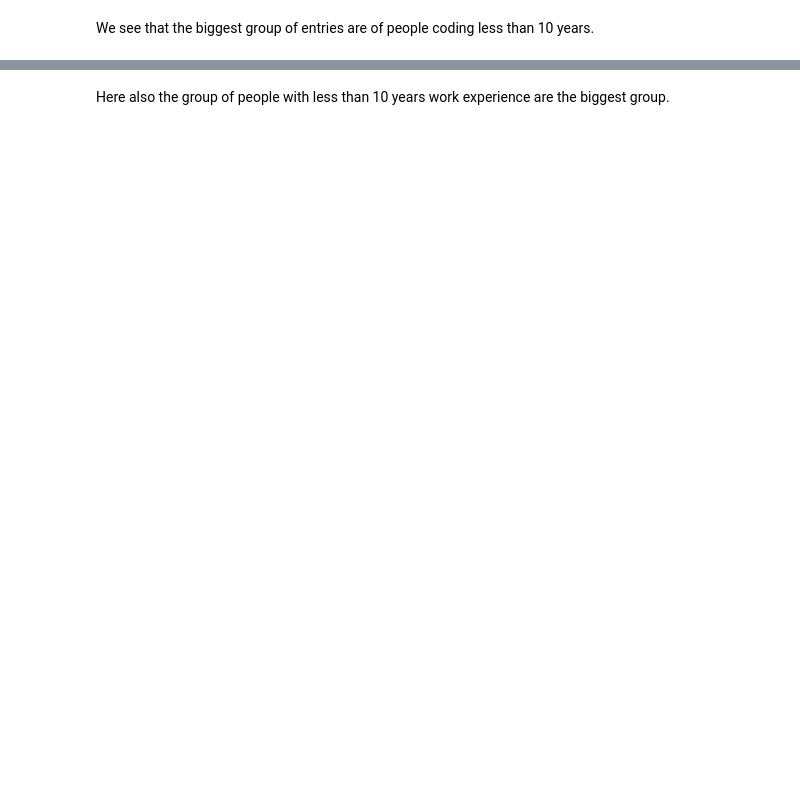
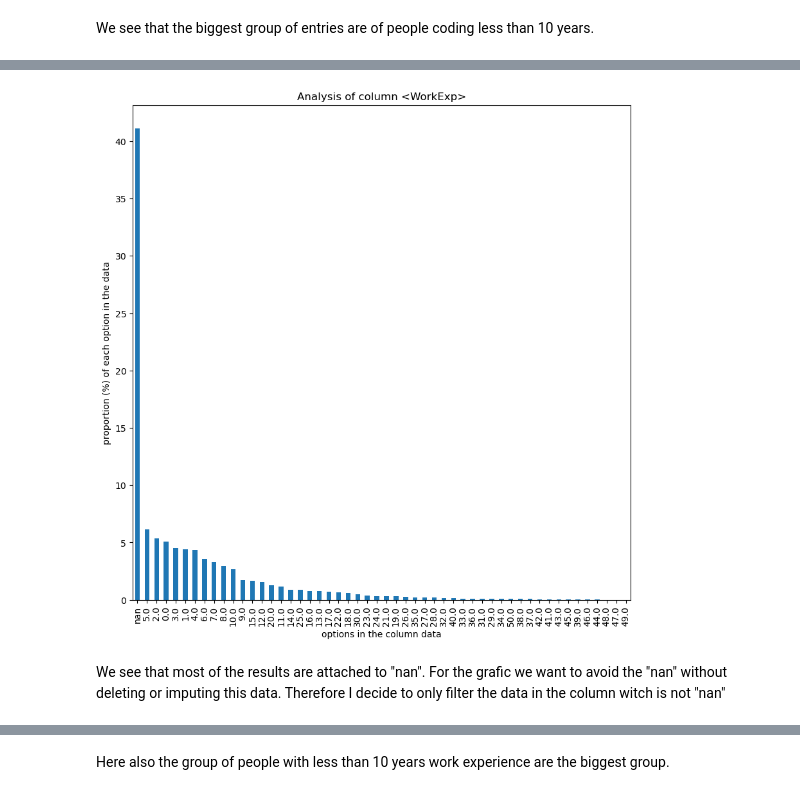
Before and after one commit to user235p/Survey, a Jupyter notebook: SW_recomentation_based_on_data.ipynb, the cells around one changed output, grey strips where cells are left out. Drawn from its saved outputs; the diff is of its cells as text; code cells hidden in the pictures; blank space fills up the shorter version.

Commit message:
Include questions with respective graphics at the end of the notebook.

```diff
--- a/SW_recomentation_based_on_data.ipynb
+++ b/SW_recomentation_based_on_data.ipynb
@@ -146,7 +185,7 @@ def generate_column_element_set (df, columns_of_interest):
         #print (set_dictionary)
     return (set_dictionary)
 # %%
-load = False # Indicates if we generate the dictionary from the data (it takes a lot of time), or we load it from a file where it was once generated.
+load = True # Indicates if we generate the dictionary from the data (it takes a lot of time), or we load it from a file where it was once generated.
 
 if (load == False):
     # generate the dictionary set
@@ -358,2 +411,5 @@ count_plot(df, selected_column, column_element_set_dictionary[selected_column],
 # %% [markdown]
 We see that the biggest group of entries are of people coding less than 10 years.
+# %%
+selected_column = 'WorkExp'
+df[selected_column].value_counts()
@@ -360,3 +429,11 @@ We see that the biggest group of entries are of people coding less than 10 years
+# %%
+count_plot(df, selected_column, column_element_set_dictionary[selected_column], size=10) #df_wihtoutnans = df[df[selected_column] != 'nan']
+# %% [output]
+[figure, added]
+# %% [markdown]
+We see that most of the results are attached to "nan".
+For the grafic we want to avoid the "nan" without deleting or imputing this data.
+Therefore I decide to only filter the data in the column witch is not "nan"
 # %%
 #columns_of_interest = ['MainBranch','Employment','YearsCode','WorkExp','DevType','OrgSize','LanguageHaveWorkedWith','MiscTechHaveWorkedWith','NEWCollabToolsHaveWorkedWith','OpSysProfessional use','OpSysPersonal use','VersionControlSystem','VCInteraction','OfficeStackAsyncHaveWorkedWith','Age' ]
 selected_column = 'WorkExp'
```
Also changed, not shown: parts of 51 cells of this notebook, 1 other file.
